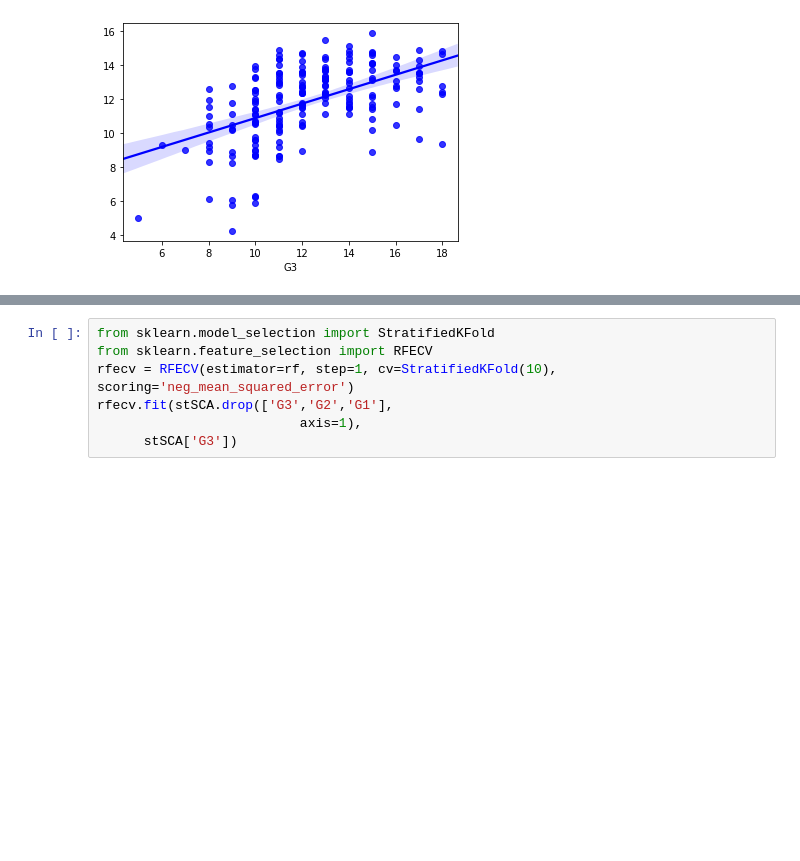
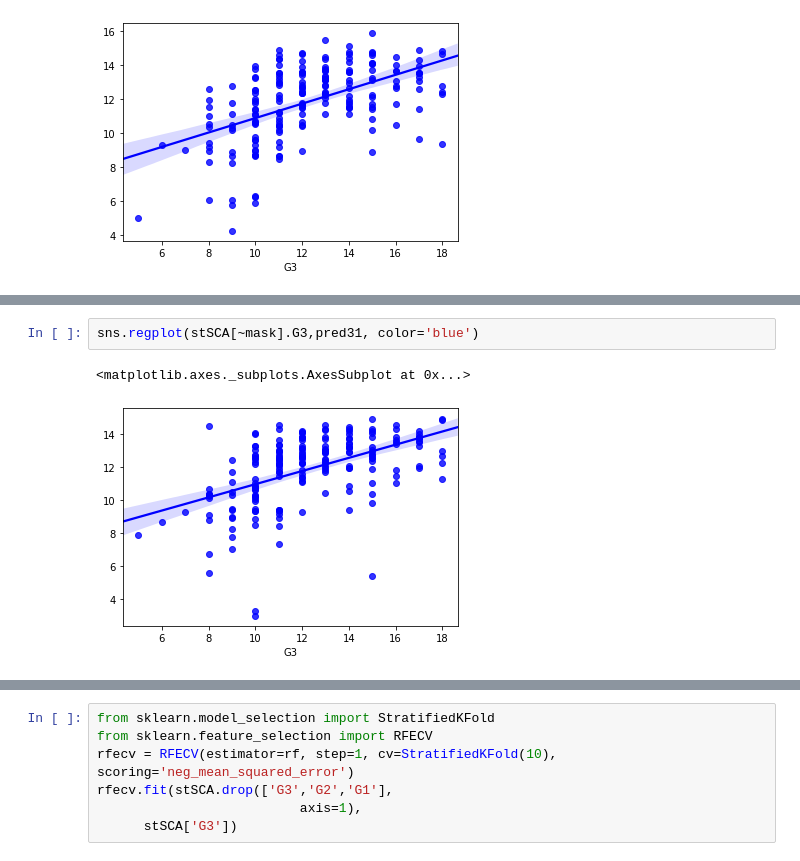
Before and after one commit to olukaso/ML_project, a Jupyter notebook: projecto.ipynb, the cells around one changed output, grey strips where cells are left out. Cells and saved outputs as stored; diff of their text form; blank space fills up the shorter version.

```diff
--- a/projecto.ipynb
+++ b/projecto.ipynb
@@ -328,0 +329,5 @@ array([14, 11, 12, 12, 14, 13, 12, 13, 12, 12, 11, 13, 14, 12, 12, 14, 13,
+# %%
+sns.regplot(stSCA[~mask].G3,pred31, color='blue')
+# %% [output]
+<matplotlib.axes._subplots.AxesSubplot at 0x...>
+[figure, added]
```
Also changed, not shown: parts of 52 cells of this notebook, 1 other file.
